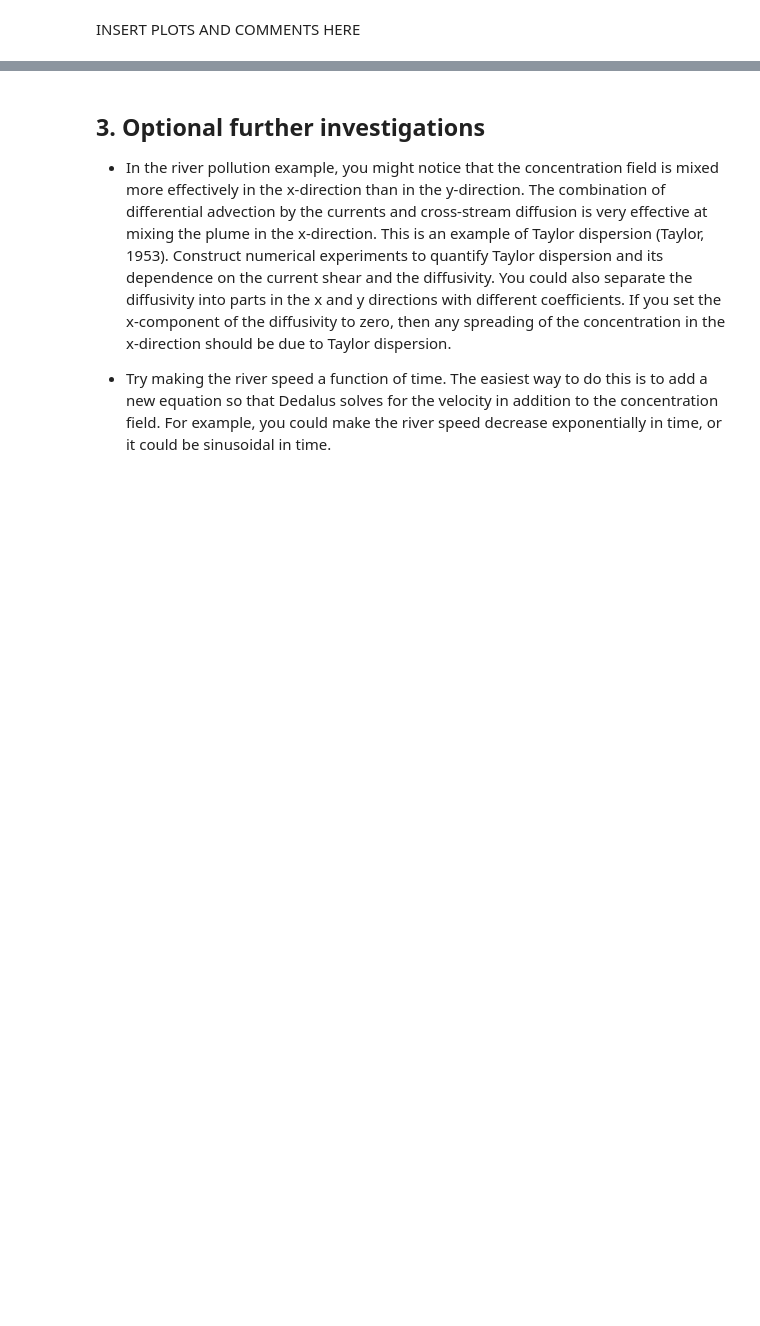
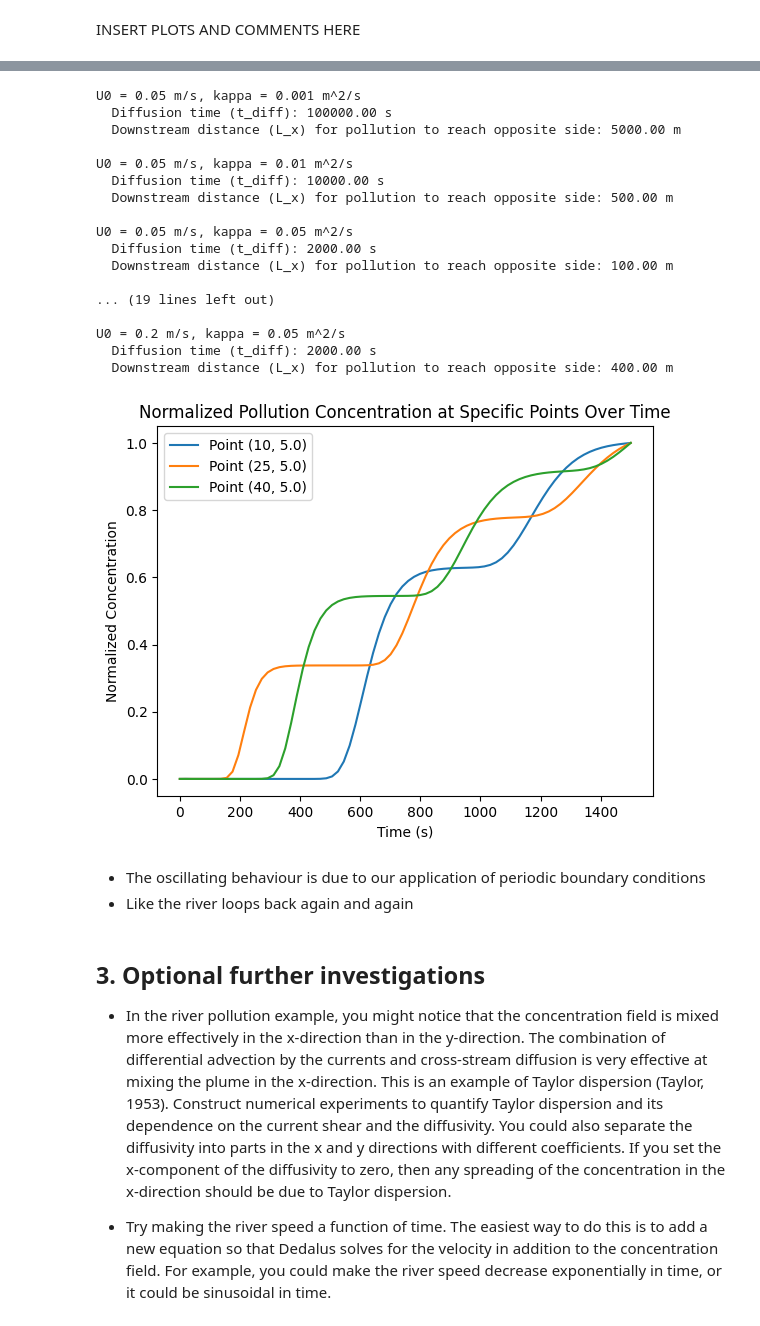
Before and after one commit to yu-huang-1/QCES, a Jupyter notebook: Project2_transport.ipynb, the cells around one changed output, grey strips where cells are left out. Cells and saved outputs as stored; diff of their text form; code cells hidden in the pictures; blank space fills up the shorter version.

```diff
--- a/Project2_transport.ipynb
+++ b/Project2_transport.ipynb
@@ -750,3 +706,80 @@ INSERT PLOTS AND COMMENTS HERE
+# %%
+import numpy as np
+import matplotlib.pyplot as plt
+
+# Parameters
+U0_values = [0.05, 0.1, 0.2]  # Different flow speeds in m/s
+kappa_values = [1e-3, 1e-2, 5e-2]  # Different diffusivities in m^2/s
+w = 10  # Width of the river in m
+L = 50  # Length of the simulated section in m
+Nx = 256
+Ny = 32
+stop_sim_time = 1500  # Simulation time in seconds
+
+# Points to observe
+observe_points = [(10, w/2), (25, w/2), (40, w/2)]
+time_points = np.linspace(0, stop_sim_time, len(c_save))  # Assuming `c_save` has results over time
+
+# Function to calculate dimensional estimates
+def dimensional_analysis(U0, kappa, w):
+    t_diff = w**2 / kappa
+    L_x = U0 * t_diff
+    return t_diff, L_x
+
+# Plot function for pollution concentration with normalization
+def plot_concentration_over_time(c_save, time_points, observe_points):
+    for x, y in observe_points:
+        concentrations = []
+        for t_index, c in enumerate(c_save):
+            # Assuming grid index corresponding to points (approximate for demonstration)
+            x_index = int((x / L) * Nx)
+            y_index = int((y / w) * Ny)
+            concentrations.append(c[x_index, y_index])
+
+        # Normalize concentration to the maximum value reached at each point for better comparison
+        concentrations = np.array(concentrations)
+        normalized_concentration = concentrations / np.max(concentrations)
+
+        plt.plot(time_points, normalized_concentration, label=f'Point ({x}, {y})')
+
+    plt.xlabel("Time (s)")
+    plt.ylabel("Normalized Concentration")
+    plt.legend()
+    plt.title("Normalized Pollution Concentration at Specific Points Over Time")
+    plt.show()
+
+# Run the dimensional analysis and display results
+for U0 in U0_values:
+    for kappa in kappa_values:
+        t_diff, L_x = dimensional_analysis(U0, kappa, w)
+        print(f"U0 = {U0} m/s, kappa = {kappa} m^2/s")
+        print(f"  Diffusion time (t_diff): {t_diff:.2f} s")
+        print(f"  Downstream distance (L_x) for pollution to reach opposite side: {L_x:.2f} m\n")
+
+# Plot normalized pollution concentration over time at different points
+plot_concentration_over_time(c_save, time_points, observe_points)
+# %% [output]
+U0 = 0.05 m/s, kappa = 0.001 m^2/s
+  Diffusion time (t_diff): 100000.00 s
+  Downstream distance (L_x) for pollution to reach opposite side: 5000.00 m
+
+U0 = 0.05 m/s, kappa = 0.01 m^2/s
+  Diffusion time (t_diff): 10000.00 s
+  Downstream distance (L_x) for pollution to reach opposite side: 500.00 m
+
+U0 = 0.05 m/s, kappa = 0.05 m^2/s
+  Diffusion time (t_diff): 2000.00 s
+  Downstream distance (L_x) for pollution to reach opposite side: 100.00 m
+
+... (19 lines left out)
+
+U0 = 0.2 m/s, kappa = 0.05 m^2/s
+  Diffusion time (t_diff): 2000.00 s
+  Downstream distance (L_x) for pollution to reach opposite side: 400.00 m
+[figure, added]
+# %% [markdown]
+- The oscillating behaviour is due to our application of periodic boundary conditions
+- Like the river loops back again and again
 # %% [markdown]
 ## 3. Optional further investigations
 
```
Also changed, not shown: parts of 3 cells of this notebook.
